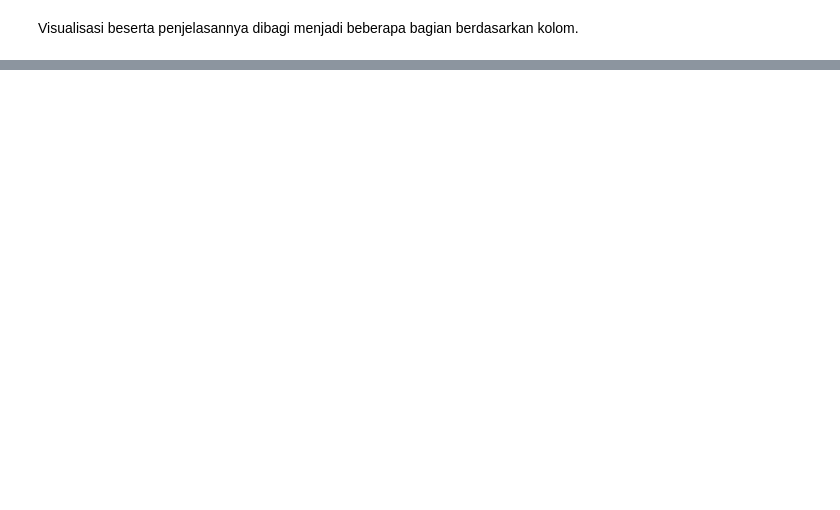
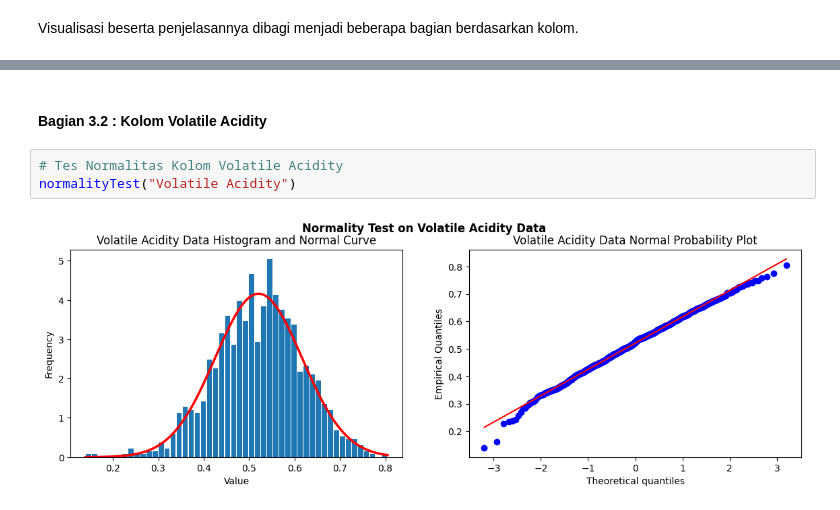
Before and after one commit to AustinPardosi/Tubes_Probstat, a Jupyter notebook: Tubes.ipynb, the cells around one changed output, grey strips where cells are left out. Saved outputs shown, nothing was run; the diff lists cells and outputs as text; blank space fills up the shorter version.

```diff
--- a/Tubes.ipynb
+++ b/Tubes.ipynb
@@ -202,0 +260,7 @@ vizualizePlot("Quality")
+# %% [markdown]
+#### Bagian 3.2 : Kolom Volatile Acidity
+# %%
+# Tes Normalitas Kolom Volatile Acidity
+normalityTest("Volatile Acidity")
+# %% [output]
+[figure, added]
```
Also changed, not shown: parts of 64 cells of this notebook.
